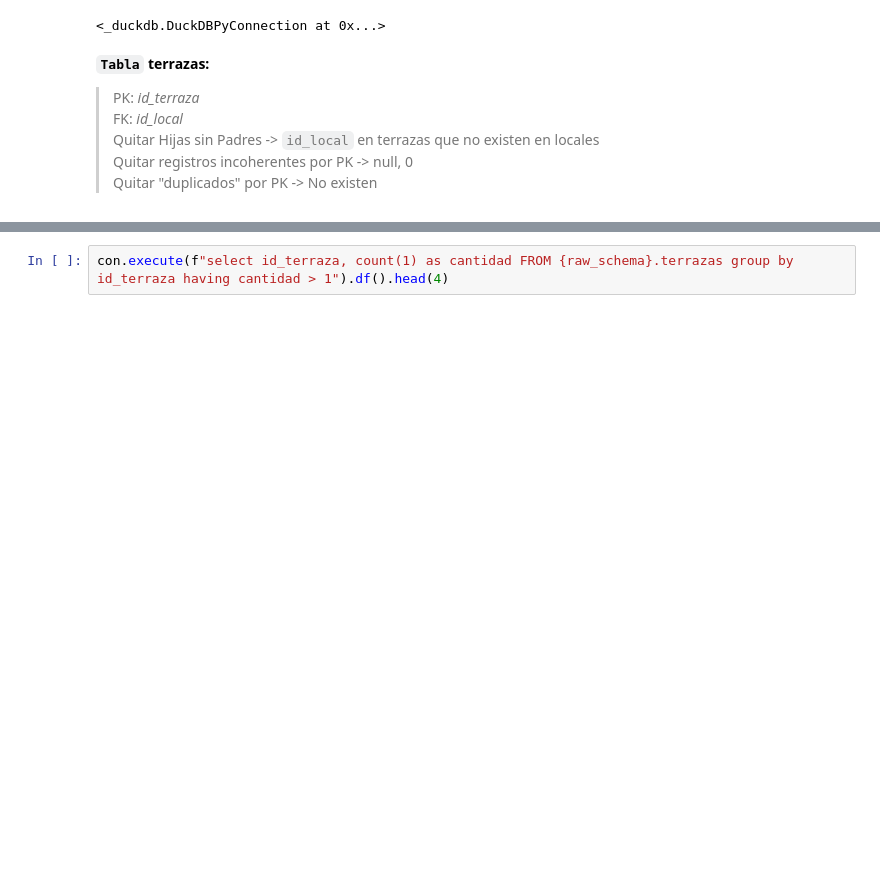
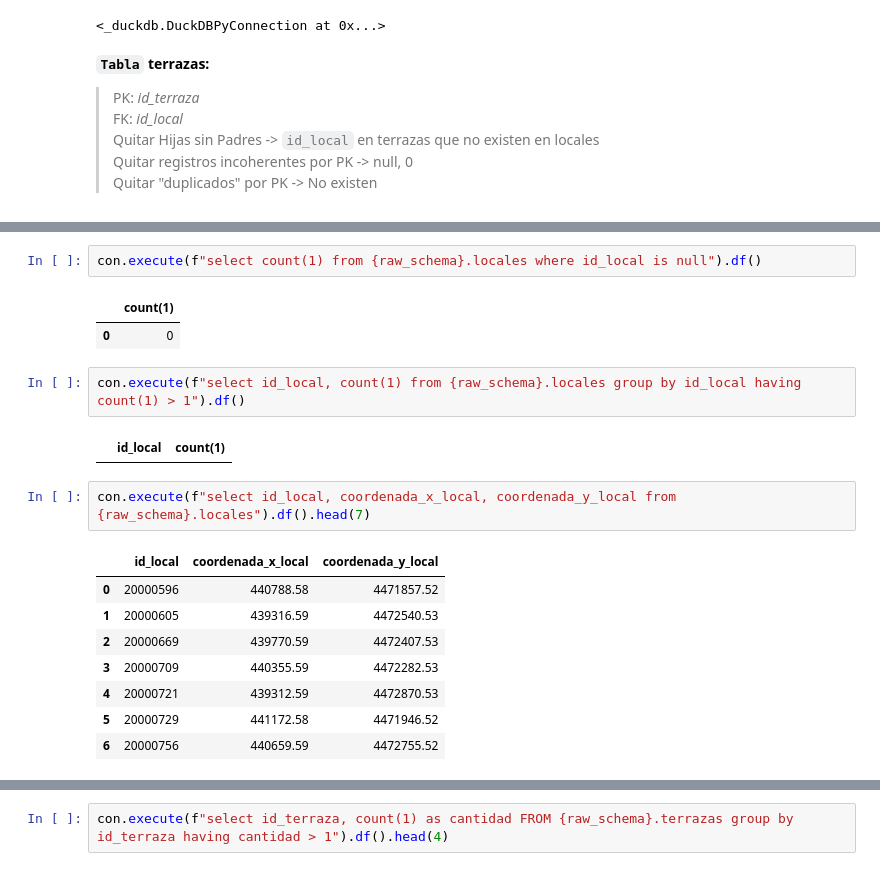
Before and after one commit to jhonjairo-rc/ucm-nosql-locales-listings, a Jupyter notebook: notebook/dataset.ipynb, the cells around one changed output, grey strips where cells are left out. Cells and saved outputs as stored; diff of their text form; blank space fills up the shorter version.

```diff
--- a/notebook/dataset.ipynb
+++ b/notebook/dataset.ipynb
@@ -222,0 +427,20 @@ con.execute(f"CREATE OR REPLACE TABLE {silver_schema}.terrazas AS \
+# %%
+con.execute(f"select count(1) from {raw_schema}.locales where id_local is null").df()
+# %% [output]
+|  | count(1) |
+| 0 | 0 |
+# %%
+con.execute(f"select id_local, count(1) from {raw_schema}.locales group by id_local having count(1) > 1").df()
+# %% [output]
+|  | id_local | count(1) |
+# %%
+con.execute(f"select id_local, coordenada_x_local, coordenada_y_local from {raw_schema}.locales").df().head(7)
+# %% [output]
+|  | id_local | coordenada_x_local | coordenada_y_local |
+| 0 | 20000596 | 440788.58 | 4471857.52 |
+| 1 | 20000605 | 439316.59 | 4472540.53 |
+| 2 | 20000669 | 439770.59 | 4472407.53 |
+| 3 | 20000709 | 440355.59 | 4472282.53 |
+| 4 | 20000721 | 439312.59 | 4472870.53 |
+| 5 | 20000729 | 441172.58 | 4471946.52 |
+| 6 | 20000756 | 440659.59 | 4472755.52 |
```
Also changed, not shown: parts of 61 cells of this notebook.
